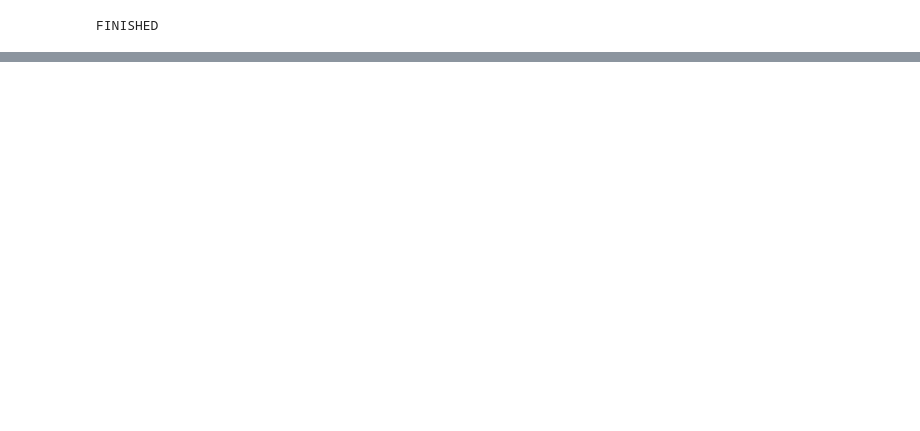
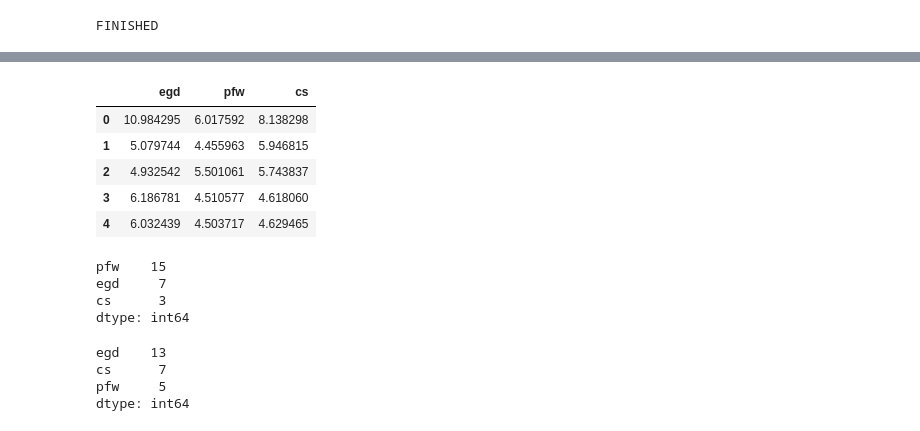
Before and after one commit to infamoussoap/ConvexHull, a Jupyter notebook: Results/Mark_Distribution_Tests.ipynb, the cells around one changed output, grey strips where cells are left out. Saved outputs shown, nothing was run; the diff lists cells and outputs as text; code cells hidden in the pictures; blank space fills up the shorter version.

```diff
--- a/Results/Mark_Distribution_Tests.ipynb
+++ b/Results/Mark_Distribution_Tests.ipynb
@@ -144 +174,32 @@ cs      2
 dtype: int64
+# %%
+grouped_times = df.groupby("Optimizer")["Time (sec)"]
+optimizers = df['Optimizer'].unique()
+
+times = pd.concat([grouped_times.get_group(x) for x in optimizers], axis=1)
+times.columns = optimizers
+
+times.head()
+# %% [output]
+|  | egd | pfw | cs |
+| 0 | 10.984295 | 6.017592 | 8.138298 |
+| 1 | 5.079744 | 4.455963 | 5.946815 |
+| 2 | 4.932542 | 5.501061 | 5.743837 |
+| 3 | 6.186781 | 4.510577 | 4.618060 |
+| 4 | 6.032439 | 4.503717 | 4.629465 |
+# %%
+labels = times.columns
+pd.DataFrame(labels[np.argmin(times.values, axis=1)]).value_counts()
+# %% [output]
+pfw    15
+egd     7
+cs      3
+dtype: int64
+# %%
+labels = times.columns
+pd.DataFrame(labels[np.argmax(times.values, axis=1)]).value_counts()
+# %% [output]
+egd    13
+cs      7
+pfw     5
+dtype: int64
```
Also changed, not shown: parts of 13 cells of this notebook, 3 other files.
